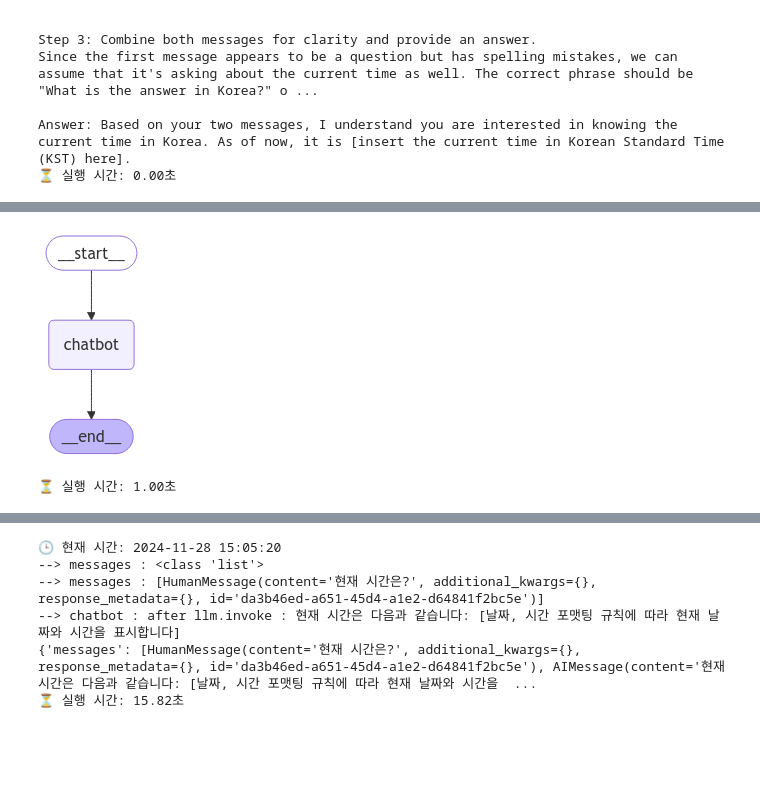
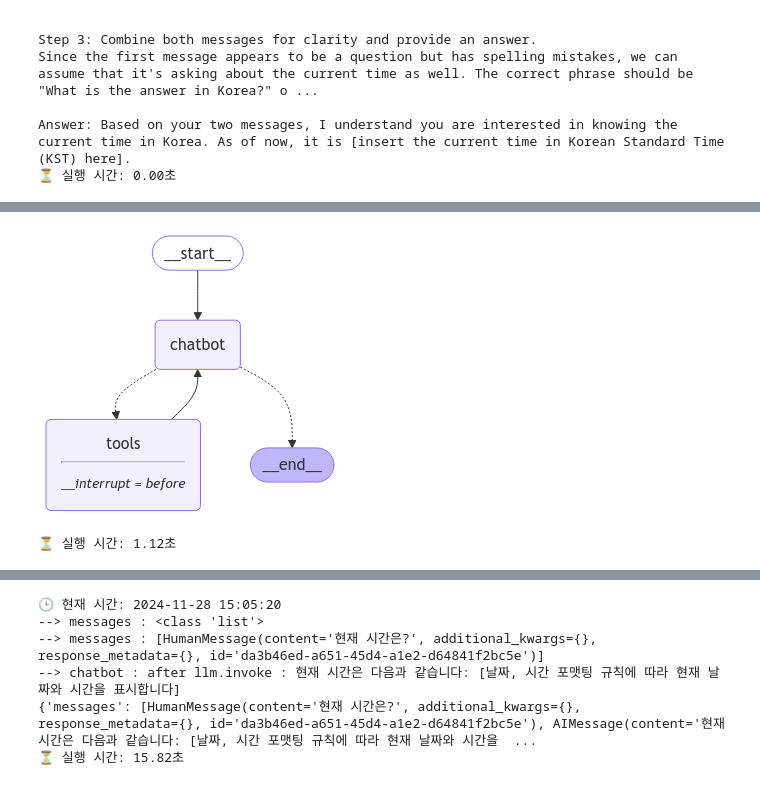
Before and after one commit to catmasterlim/customAIService, a Jupyter notebook: langchain/langraph.ipynb, the cells around one changed output, grey strips where cells are left out. Cells and saved outputs as stored; diff of their text form; code cells hidden in the pictures; blank space fills up the shorter version.

```diff
--- a/langchain/langraph.ipynb
+++ b/langchain/langraph.ipynb
@@ -111,15 +169,18 @@ class TestState(TypedDict):
 # %%
 from langchain_core.messages import HumanMessage, SystemMessage
 
+
+
 def chatbot(state: TestState) -> TestState:
     # print(f"--> chatbot : start state: {state}")
-    print(f"--> messages : {type(state['messages'])}")
-    print(f"--> messages : {state['messages']}")
+    print(f"--> chatbot messages : {type(state['messages'])}")
+    print(f"--> chatbotmessages : {state['messages']}")
+    tools = [get_tavily_search_results()]
+    llm_with_tools = llm.bind_tools(tools)
+    # response = llm_with_tools.invoke(state['messages'])
 
-    response = chain.invoke(state['messages'])
-
-    print(f"--> chatbot : after chain.invoke : {response}")
-    # Create an AIMessage instead of returning raw response
-    from langchain_core.messages import AIMessage
-    return {"messages": [AIMessage(content=str(response))]}
+    # print(f"--> chatbot : after chain.invoke : {response}")
+    # # Create an AIMessage instead of returning raw response
+    # from langchain_core.messages import AIMessage
+    return {"messages": [llm_with_tools.invoke(state["messages"])]}
 # %% [output]
@@ -145,14 +241,44 @@ try:
     del graph_builder
 except NameError:
     pass
+
+def route_tools(state: TestState):
+    if isinstance(state, List):
+        ai_message = state[-1]
+    elif messages := state.get("messages"):
+        ai_message = messages[-1]
+    else:
+        raise ValueError(f"No messages found in state: {state}")
+
+    print(f"--> ai_message : {ai_message}")
+
+    if hasattr(ai_message, "tool_calls") and len(ai_message.tool_calls) > 0:
+        return "tools"
+
+    return END
+
 graph_builder = StateGraph(TestState)
 
 # query -> retrieve_document -> eval document  response
+graph_builder.set_entry_point("chatbot")
+# graph_builder.set_finish_point("chatbot")
+
+graph_builder.add_node("tools", tool_node)
 graph_builder.add_node("chatbot", chatbot)
-graph_builder.set_entry_point("chatbot")
-graph_builder.set_finish_point("chatbot")
 
-graph = graph_builder.compile()
+from langgraph.prebuilt import tools_condition
+# graph_builder.add_conditional_edges("chatbot", route_tools, {"tools": "tools", END: END})
+graph_builder.add_conditional_edges("chatbot", tools_condition)
+graph_builder.add_edge("tools", "chatbot")
+
+
+from langgraph.checkpoint.memory import MemorySaver
+memory = MemorySaver()
+
+graph = graph_builder.compile(
+    checkpointer=memory
+    , interrupt_before=["tools"]
+)
 
 from IPython.display import Image, display
 
@@ -166,3 +292,3 @@ except Exception:
-[figure, old version]
+[figure, new version]
-⏳ 실행 시간: 1.00초
+⏳ 실행 시간: 1.12초
 # %%
```
Also changed, not shown: parts of 18 cells of this notebook, 3 other files.
